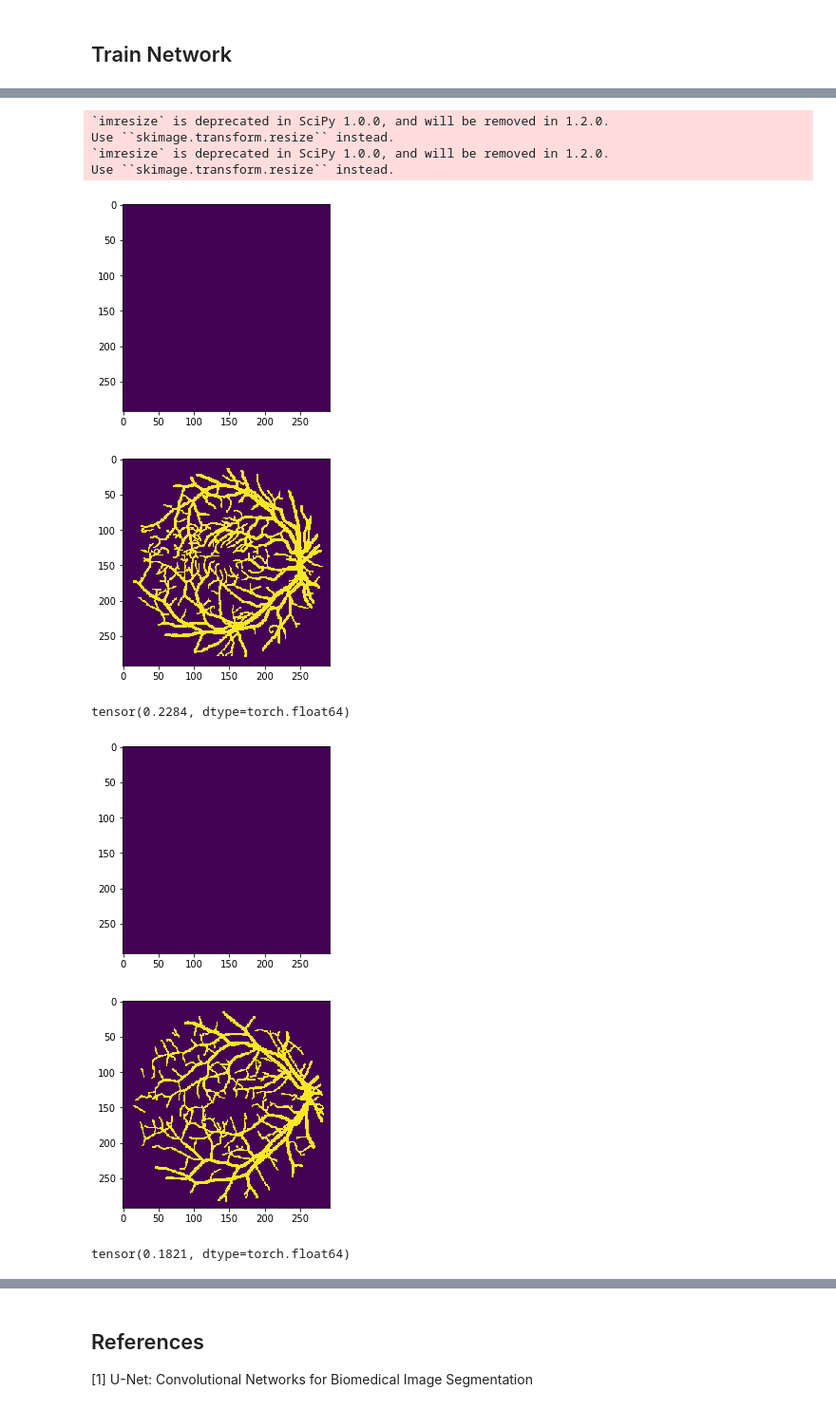
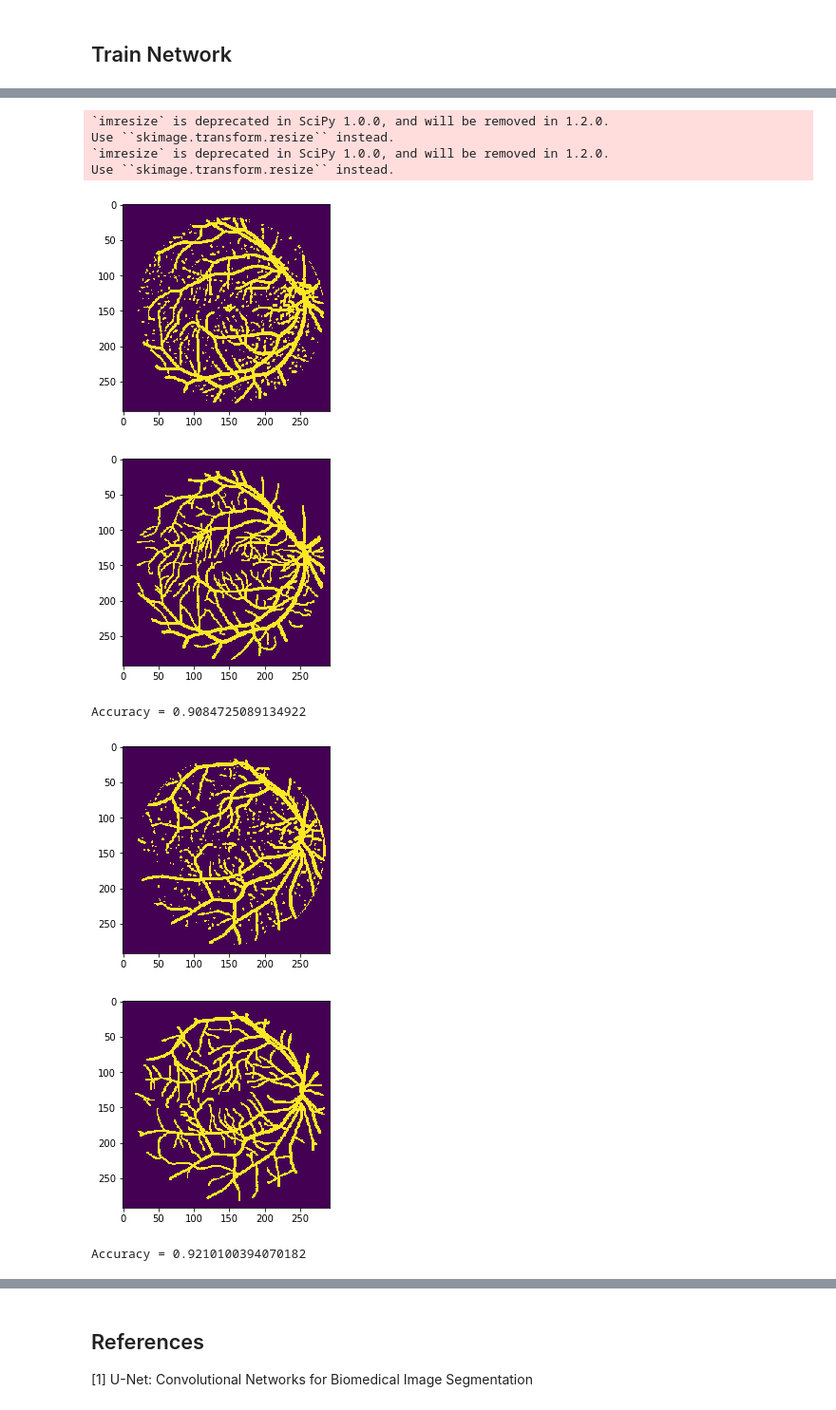
Before and after one commit to rjoe5020/UNet, a Jupyter notebook: UNet_new.ipynb, the cells around one changed output, grey strips where cells are left out. Shown at 95% size. Cells and saved outputs as stored; diff of their text form; code cells hidden in the pictures.

```diff
--- a/UNet_new.ipynb
+++ b/UNet_new.ipynb
@@ -136,7 +150,7 @@ def EngergyFunction(featuremap, target):
     #target = target/255
     #target = target+1
     target = target.contiguous().view(-1)
-    loss = F.cross_entropy(featuremap, target, reduction='elementwise_mean') #, weight = torch.tensor([1., 2.75]))
+    loss = F.cross_entropy(featuremap, target,weight = torch.tensor([1., 3.]),  reduction='elementwise_mean') #, weight = torch.tensor([1., 2.75]))
     # weight = 2.75 -> just black, weight = 3.5 -> mask
     return loss
 # %% [markdown]
@@ -189,7 +203,7 @@ class SegmentationDataset(data.Dataset):
         return image,label
 
 train_image_path = './data/training/images/'
-train_label_path = './data/training/1st_manual/'
+train_label_path = './data/training/label/'
 test_image_path = './data/test/images/'
 test_label_path = './data/test/1st_manual/'
 trainlist = dataLister(train_image_path,train_label_path)
@@ -210,7 +224,7 @@ def imshow(img):
 Like described in [1] we use stochastic gradient descent with a momentum of 0.99 for optimization.
 # %%
 unet = UNet()#.to(device)
-optimizer = optim.SGD(
+unet.apply(weights_init)
+optimizer = optim.Adam(
         unet.parameters(),
-        lr=0.01,weight_decay=0.0005,
-        momentum=0.99)
+        lr=0.001,weight_decay=0.0005)
@@ -221,8 +240,9 @@ losses = []
 unet.train()
 #device = torch.device("cuda" if torch.cuda.is_available() else "cpu")
 # loss seems to converge after 1o epochs to 1.53
-for epoch in range(20):
+for epoch in range(40):
     epoch_loss = 0
+    #scheduler.step()
     for i, data in enumerate(train_loader, 0):
         # get the inputs
         inputs, labels = data
@@ -240,6 +260,10 @@ for epoch in range(20):
 
     losses.append(epoch_loss)
     print(epoch,epoch_loss)
+    pred = output.data.max(1)[1].cpu().numpy()
+    pred = np.resize(pred,(292,292))
+    plt.imshow(pred)
+    plt.show()
 # %% [output]
 `imresize` is deprecated in SciPy 1.0.0, and will be removed in 1.2.0.
 Use ``skimage.transform.resize`` instead.
@@ -268,41 +308,45 @@ Use ``skimage.transform.resize`` instead.
 # %%
-l = []
+acc_list = []
 unet.eval()
 #device = torch.device("cuda" if torch.cuda.is_available() else "cpu")
 
-for i, data in enumerate(train_loader, 0):
+for i, data in enumerate(test_loader, 0):
     # get the inputs
     inputs, labels = data
     #inputs = inputs.to(device)
     #labels = labels.to(device)
 
     output = unet(inputs)
     pred = output.data.max(1)[1].cpu().numpy()
     pred = np.resize(pred,(292,292))
 
     pred_map = np.logical_xor(pred,labels)
     pred_map = pred_map.type(torch.DoubleTensor)
-    loss = torch.sum(pred_map)/(292*292)
-    l.append(loss)
+    accuracy = 1 - (torch.sum(pred_map)/(292*292))
+    acc_list.append(accuracy)
 
     plt.imshow(pred)
     plt.show()
 
     npimg = labels.numpy()
     npimg = np.transpose(npimg, (1, 2, 0))
     npimg = np.reshape(npimg, (292, 292))
     plt.imshow(npimg)
     plt.show()
 
-    print(loss)
+    print('Accuracy =',accuracy.item())
+
+print('---------------------------------------------------')
+avg_acc = sum(acc_list)/len(acc_list)
+print('Average accuracy =',avg_acc.item())
 # %% [output]
 `imresize` is deprecated in SciPy 1.0.0, and will be removed in 1.2.0.
 Use ``skimage.transform.resize`` instead.
 `imresize` is deprecated in SciPy 1.0.0, and will be removed in 1.2.0.
 Use ``skimage.transform.resize`` instead.
-[figure, old version]
+[figure, new version]
-[figure, old version]
+[figure, new version]
-tensor(0.2284, dtype=torch.float64)
+Accuracy = 0.9084725089134922
-[figure, old version]
+[figure, new version]
-[figure, old version]
+[figure, new version]
-tensor(0.1821, dtype=torch.float64)
+Accuracy = 0.9210100394070182
```
Also changed, not shown: parts of 12 cells of this notebook.
